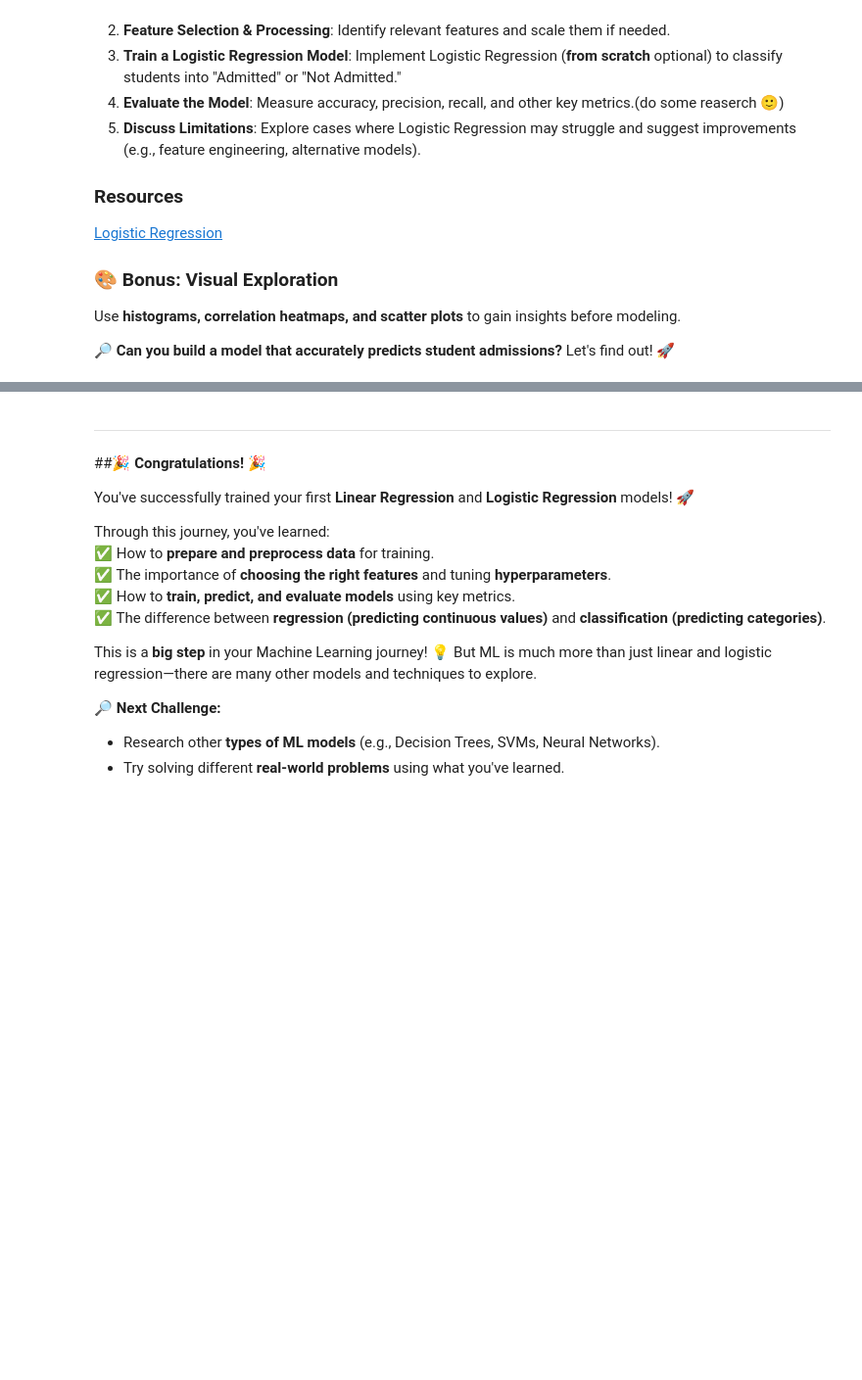
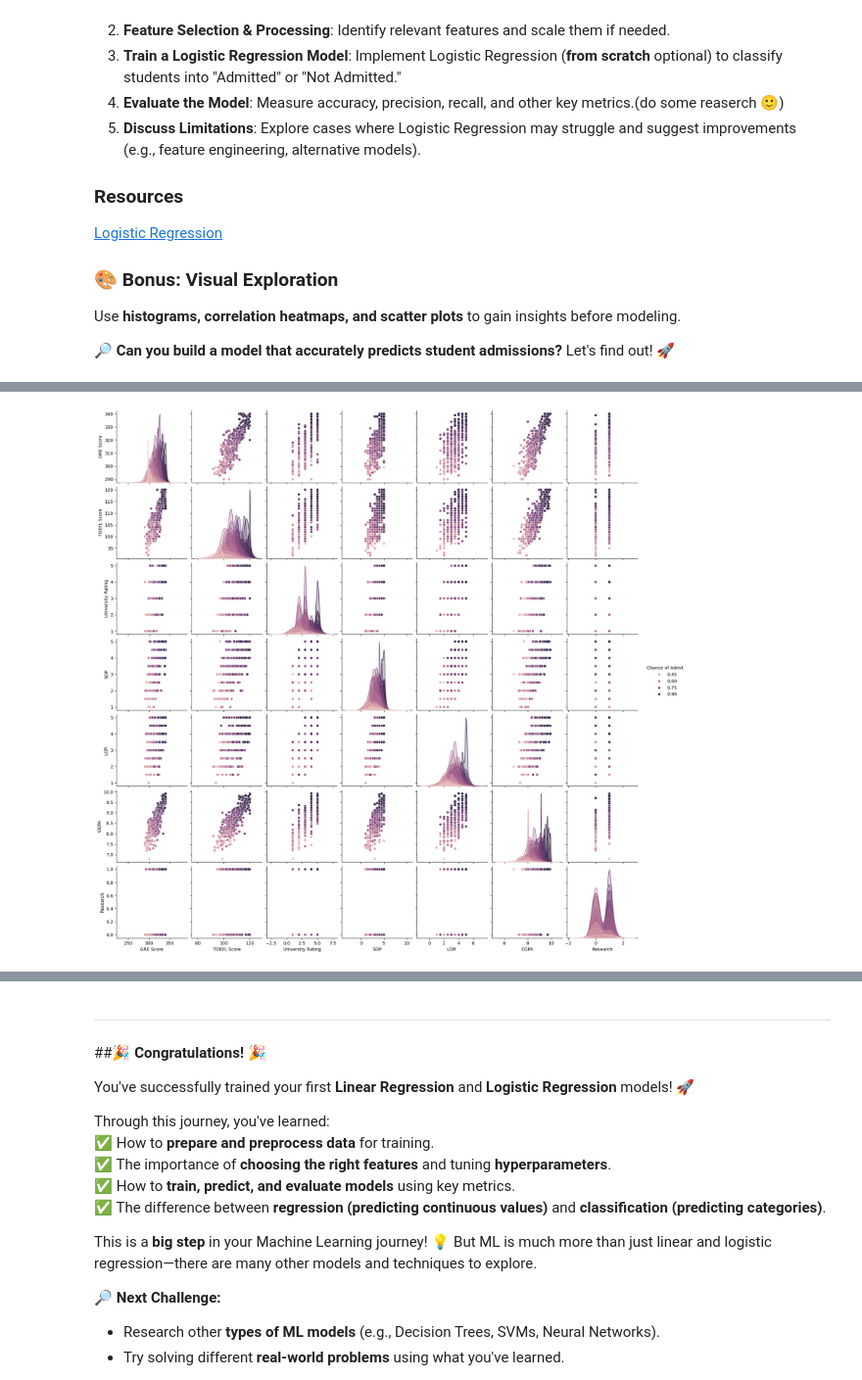
Before and after one commit to ERROR244/Entry-Level-ML-Engineer-Bootcamp, a Jupyter notebook: Week02/notebook.ipynb, the cells around one changed output, grey strips where cells are left out. Shown at 98% size. Saved outputs shown, nothing was run; the diff lists cells and outputs as text; code cells hidden in the pictures; blank space fills up the shorter version.

```diff
--- a/Week02/notebook.ipynb
+++ b/Week02/notebook.ipynb
@@ -787,0 +861,4 @@ Use **histograms, correlation heatmaps, and scatter plots** to gain insights bef
+# %%
+sb.pairplot(Admission_Predict_df, hue ='Chance of Admit ');
+# %% [output]
+[figure, added]
```
Also changed, not shown: parts of 24 cells of this notebook, 2 other files.
